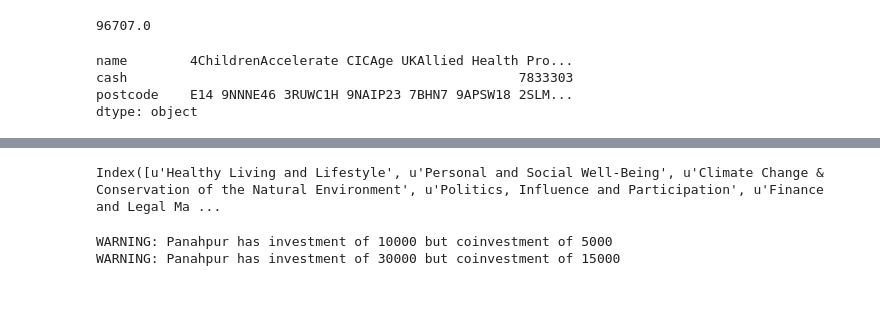
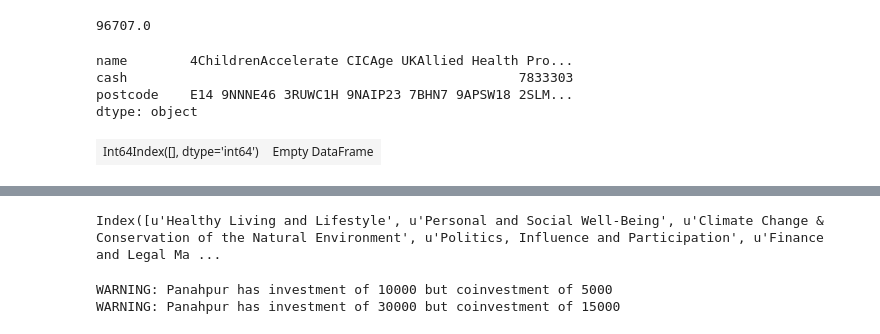
Before and after one commit to datagovuk/ckanext-dgu, a Jupyter notebook: ckanext/dgu/theme/src/scripts/json/investment-readiness-programme/ETL with pandas.ipynb, the cells around one changed output, grey strips where cells are left out. Saved outputs shown, nothing was run; the diff lists cells and outputs as text; code cells hidden in the pictures; blank space fills up the shorter version.

Commit message:
[1298] ICRF is pleasantly visualised.

```diff
--- a/ckanext/dgu/theme/src/scripts/json/investment-readiness-programme/ETL with pandas.ipynb
+++ b/ckanext/dgu/theme/src/scripts/json/investment-readiness-programme/ETL with pandas.ipynb
@@ -162,3 +157,92 @@ name        4ChildrenAccelerate CICAge UKAllied Health Pro...
 cash                                                  7833303
 postcode    E14 9NNNE46 3RUWC1H 9NAIP23 7BHN7 9APSW18 2SLM...
 dtype: object
+# %%
+## Get a URL for each icrf entry
+url_lookup = {
+   u'4Children' : 'http://www.4children.org.uk/',
+   u'Accelerate CIC' : 'http://www.acceleratecic.com/',
+   u'Age UK' : 'http://www.ageuk.org.uk/',
+   u'Allied Health Professionals Suffolk CIC' : 'http://www.ahpsuffolk.co.uk/',
+   u'Best Beginnings' : 'http://www.bestbeginnings.org.uk/',
+   u'Beyond Autism' : 'http://www.beyondautism.org.uk',
+   u'Big Life Group (The)' : 'http://www.thebiglifegroup.com',
+   u'Bournemouth Churches Housing Association Limited' : 'http://www.bcha.org.uk',
+   u'Bromley Healthcare Community Interest Company' : 'http://www.bromleyhealthcare.org.uk/',
+   u'Brook Advisory' : 'https://www.brook.org.uk',
+   u'Care Plus Group' : 'http://careplusgroup.org',
+   u'Catch22 Charity Limited' : 'http://www.catch-22.org.uk',
+   u'Central Essex Community Services C.I.C.' : 'http://www.provide.org.uk/',
+   u'Centre at Threeways (Halifax)' : 'http://www.3ways.org.uk/',
+   u"Children's Links" : 'http://www.childrenslinks.org.uk/',
+   u'City And Hackney Association For Mental Health' : 'http://www.cityandhackneymind.org.uk/',
+   u'Consortium of Voluntary Adoption Agencies UK Limited' : 'http://www.cvaa.org.uk/',
+   u'Crime Reduction Initiatives (CRI)' : 'http://www.cri.org.uk/',
+   u'Dartington Hall Trust (The)' : 'http://www.dartington.org/',
+   u'Developing and Empowering Resources in Communities CIC' : None,
+   u'Disability Times Trust (t/a The Citizens Trust)' : 'http://www.thecitizenstrust.org.uk/',
+   u'DISC - Co Durham VCS Working Together Forum' : None,
+   u'East Lancashire Moneyline Limited' : 'http://elmline.co.uk/',
+   u'Empower Community Management LLP' : 'http://empowercommunity.co.uk/',
+   u'Essex Offender Services Community Interest Company' : 'http://www.essexoffenderservices.org.uk/',
+   u'Ethical Property Company Limited (The)' : 'http://www.ethicalproperty.co.uk/',
+   u'Family Lives' : 'http://familylives.org.uk/',
+   u'Foresight North East Lincolnshire Ltd' : 'http://www.foresight-nelincs.co.uk/',
+   u'Framework Housing Association' : 'http://www.frameworkha.org/',
+   u'Furniture Resource Centre Ltd' : 'http://www.furnitureresourcecentre.co.uk/',
+   u'Goodwin Development Trust' : 'http://www.goodwintrust.org/',
+   u'Greenwich Leisure Ltd' : 'http://www.gll.org/b2b',
+   u'Health for Living Limited' : 'http://www.healthforliving.org.uk/',
+   u'Ideal For All' : 'http://www.idealforall.co.uk/',
+   u'iPower Limited' : 'http://www.ipoweruk.com/',
+   u'Kennedy Scott Ltd' : 'http://www.kennedyscott.co.uk/',
+   u'Khulisa' : 'http://www.khulisa.co.uk/',
+   u'Lesbian and Gay Foundation (The)' : 'http://www.lgf.org.uk/',
+   u'London Early Years Foundation (The)' : 'http://www.leyf.org.uk/',
+   u'London Learning Consortium CIC' : 'http://www.londonlc.org.uk/',
+   u'Lynton & Barnstaple Railway Trust' : 'http://www.lynton-rail.co.uk/',
+   u'Medway Community Healthcare CIC' : 'http://www.medwaycommunityhealthcare.nhs.uk/',
+   u'Mercia Community Action Ltd' : None,
+   u'Midlands Together CIC' : 'http://bristoltogether.co.uk/midlandstogether',
+   u'Moseley Community Development Trust' : 'http://moseleycdt.com/',
+   u'Northern Construction Training & Regeneration CIC' : 'http://www.northernconstructiongroup.com/',
+   u'Nuneaton and Bedworth Leisure Trust' : 'http://www.nbleisuretrust.org/',
+   u'Only Connect UK' : 'http://www.onlyconnectuk.org/',
+   u'People, Potential, Possibilities' : 'http://www.p3charity.org/',
+   u'Phoenix Social Enterprise Ltd' : 'http://www.pselocallyglobal.org/',
+   u'Plymouth Community Healthcare CIC' : 'http://www.plymouthcommunityhealthcare.co.uk/',
+   u'Prison Advice and Care Trust (pact)' : 'http://www.prisonadvice.org.uk/',
+   u'Pure Innovations Group' : 'http://www.pureinnovations.co.uk/',
+   u'Real Ideas Organisation CIC' : 'http://realideas.org/',
+   u'Reds 10' : 'http://www.reds10.com/',
+   u'RippleZ CIC' : 'http://www.ripplez.co.uk/',
+   u'Roseland Community Wind Farm' : 'http://www.rcet.co.uk/',
+   u'Sandwell Community Caring Trust' : 'http://www.sandwellcct.org.uk/',
+   u'Shared Lives Plus Limited' : 'http://www.sharedlivesplus.org.uk/',
+   u'SLIC Training (International) Ltd' : 'http://www.slictraining.org.uk/',
+   u'Social adVentures Limited' : 'http://www.socialadventures.org.uk/',
+   u'Southville Community Development Association' : 'http://www.southvillecentre.org.uk/',
+   u'Spectrum Community Health CIC' : 'http://www.spectrumhealth.org.uk/',
+   u'St Antonys Centre' : 'http://www.stantonyscentre.org.uk/',
+   u"St Christopher's Fellowship" : 'http://www.stchris.org.uk/',
+   u'St Giles Trust' : 'http://www.stgilestrust.org.uk/',
+   u'Steps to Work (Walsall)' : 'http://www.stepstowork.co.uk/',
+   u'StreetVibes Youth' : 'http://www.streetvibes.org/',
+   u'Sutton Coldfield YMCA' : 'http://www.suttoncoldfieldymca.org.uk/',
+   u'Teens and Toddlers Ltd' : 'http://teensandtoddlers.org/',
+   u'Thames Reach' : 'http://www.thamesreach.org.uk/',
+   u'Thera Trust' : 'http://www.thera.co.uk/thera-trust',
+   u'TLG The Education Charity (formerly The Lighthouse Group UK LTD)' : 'http://www.tlg.org.uk/web',
+   u'Trail-Blazers Mentoring Ltd' : 'http://www.trailblazersmentoring.org.uk/',
+   u'UK Youth' : 'http://www.ukyouth.org/',
+   u'Validus Energy Ltd.' : 'http://www.validusholdings.com/insurance/class-of-business/energy-onshore/',
+   u'Vine Trust Walsall (The)' : 'http://www.thevinetrust.co.uk/',
+   u'Vital Regeneration' : 'http://vitalregeneration.org/',
+   u'West Itchen Community Trust Association' : 'http://www.wict.co.uk/',
+   u'Westminster drug project' : 'http://www.wdp-drugs.org.uk/',
+   u'Wirral Christian Centre Trust Limited' : 'http://www.wirralchristiancentre.com/'
+}
+icrf['url'] = icrf['name'].map( url_lookup.__getitem__ )
+icrf[icrf.url==''].head()
+# %% [output]
+| Int64Index([], dtype='int64') | Empty DataFrame |
```
Also changed, not shown: parts of 4 cells of this notebook, 4 other files.
